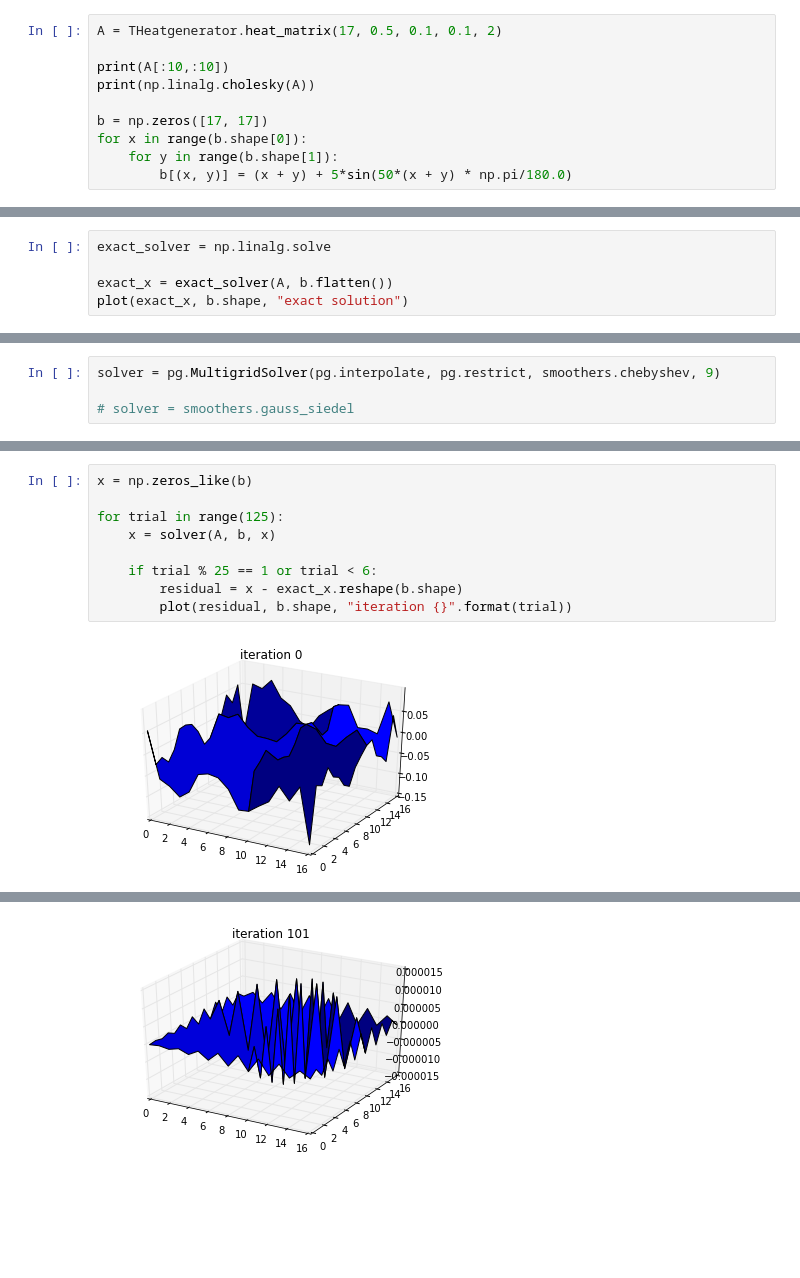
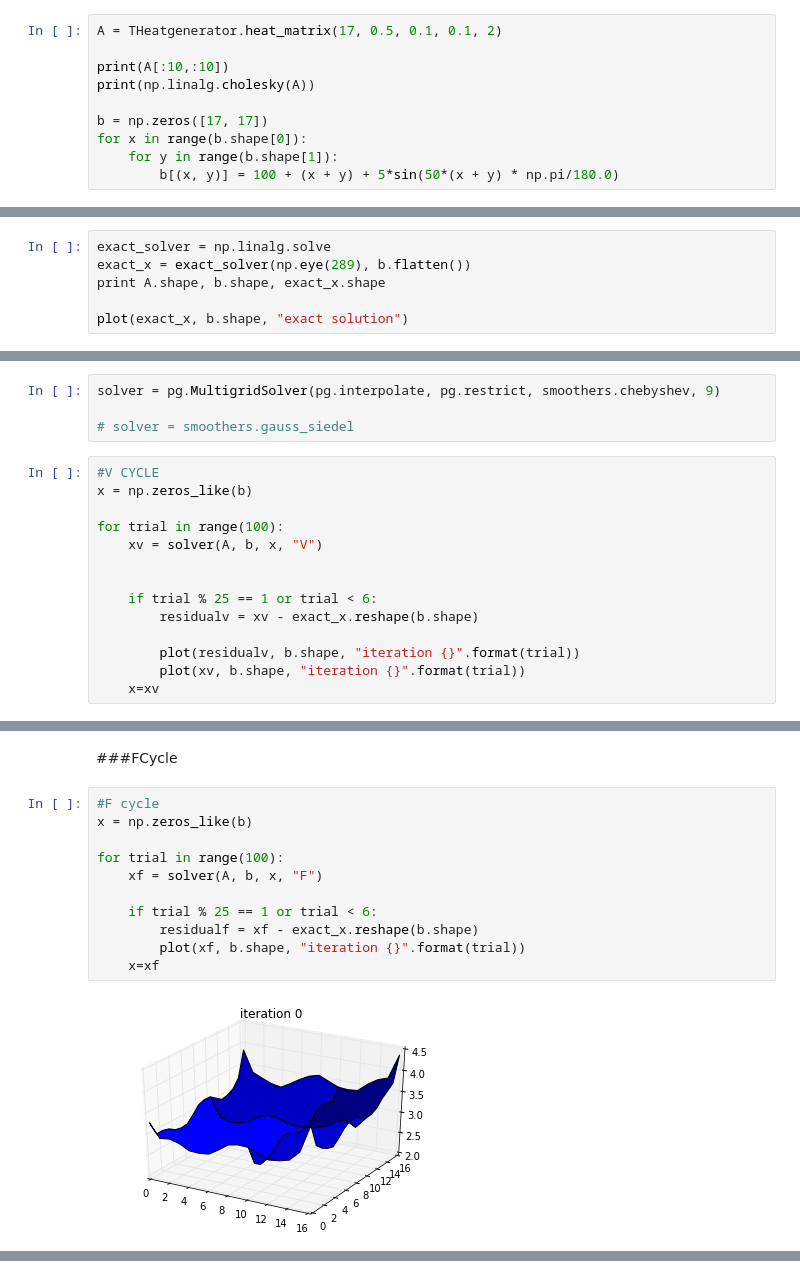
Before and after one commit to ucb-sejits/pygmg, a Jupyter notebook: hpgmg/finite_volume/hpgmg view.ipynb, the cells around one changed output, grey strips where cells are left out. Saved outputs shown, nothing was run; the diff lists cells and outputs as text; blank space fills up the shorter version.

Commit message:
pushing ipynotebook with f cycle

```diff
--- a/hpgmg/finite_volume/hpgmg view.ipynb
+++ b/hpgmg/finite_volume/hpgmg view.ipynb
@@ -27,7 +27,7 @@ print(np.linalg.cholesky(A))
 b = np.zeros([17, 17])
 for x in range(b.shape[0]):
     for y in range(b.shape[1]):
-        b[(x, y)] = (x + y) + 5*sin(50*(x + y) * np.pi/180.0)
+        b[(x, y)] = 100 + (x + y) + 5*sin(50*(x + y) * np.pi/180.0)
 # %% [output]
 [[ 21.   5.   0.   0.   0.   0.   0.   0.   0.   0.]
  [  5.  21.   5.   0.   0.   0.   0.   0.   0.   0.]
@@ -54,6 +66,7 @@ plot(b, title="initial heat")
 # %%
 exact_solver = np.linalg.solve
+exact_x = exact_solver(np.eye(289), b.flatten())
+print A.shape, b.shape, exact_x.shape
 
-exact_x = exact_solver(A, b.flatten())
 plot(exact_x, b.shape, "exact solution")
 # %% [output]
@@ -62,3 +76,17 @@ plot(exact_x, b.shape, "exact solution")
 solver = pg.MultigridSolver(pg.interpolate, pg.restrict, smoothers.chebyshev, 9)
 
 # solver = smoothers.gauss_siedel
+# %%
+#V CYCLE
+x = np.zeros_like(b)
+
+for trial in range(100):
+    xv = solver(A, b, x, "V")
+
+
+    if trial % 25 == 1 or trial < 6:
+        residualv = xv - exact_x.reshape(b.shape)
+
+        plot(residualv, b.shape, "iteration {}".format(trial))
+        plot(xv, b.shape, "iteration {}".format(trial))
+    x=xv
@@ -65,11 +107,15 @@ solver = pg.MultigridSolver(pg.interpolate, pg.restrict, smoothers.chebyshev, 9)
+# %% [markdown]
+###FCycle
 # %%
+#F cycle
 x = np.zeros_like(b)
 
-for trial in range(125):
-    x = solver(A, b, x)
+for trial in range(100):
+    xf = solver(A, b, x, "F")
 
     if trial % 25 == 1 or trial < 6:
-        residual = x - exact_x.reshape(b.shape)
-        plot(residual, b.shape, "iteration {}".format(trial))
+        residualf = xf - exact_x.reshape(b.shape)
+        plot(xf, b.shape, "iteration {}".format(trial))
+    x=xf
 # %% [output]
-[figure, old version]
+[figure, new version]
@@ -84 +129,0 @@ for trial in range(125):
-[figure, removed]
```
Also changed, not shown: parts of 6 cells of this notebook.
